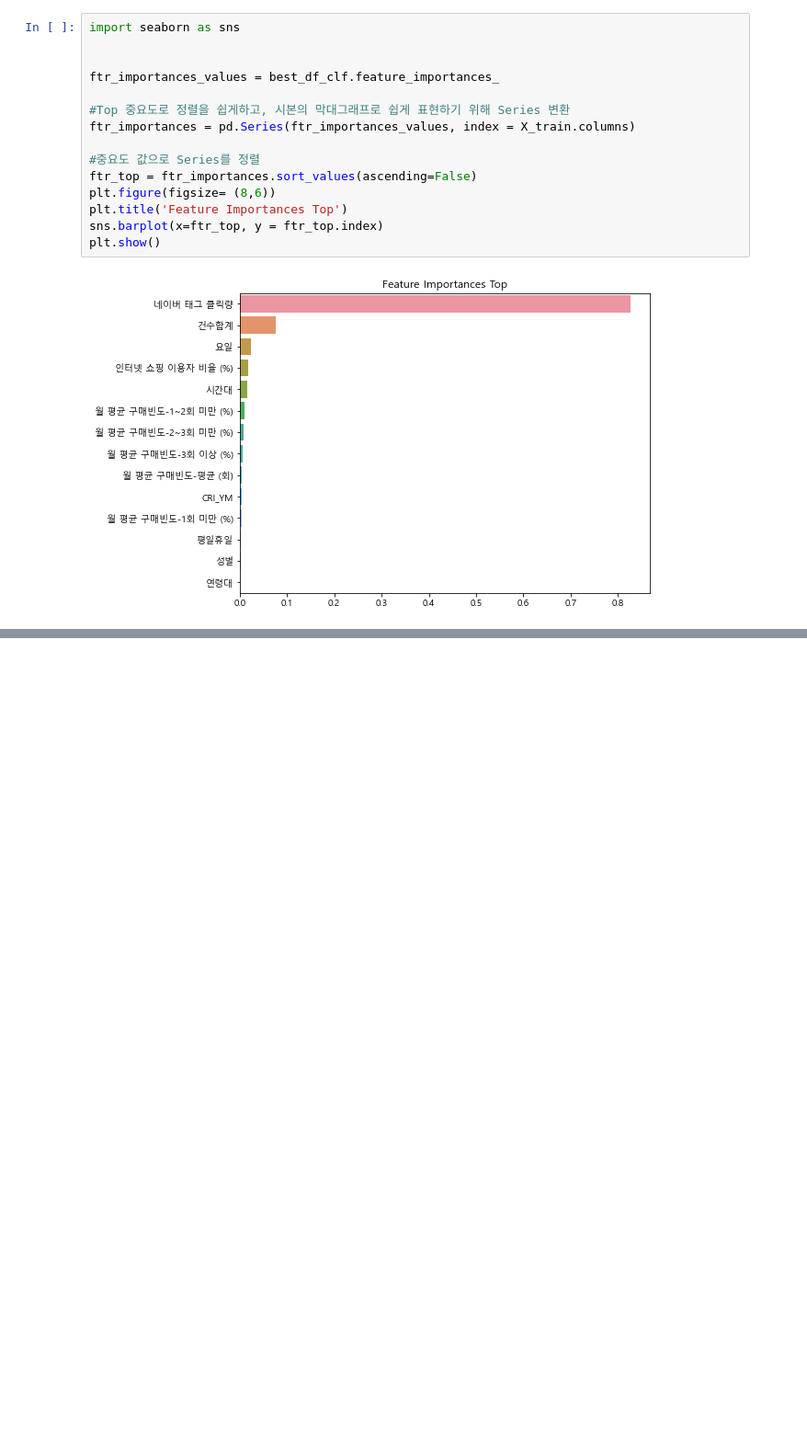
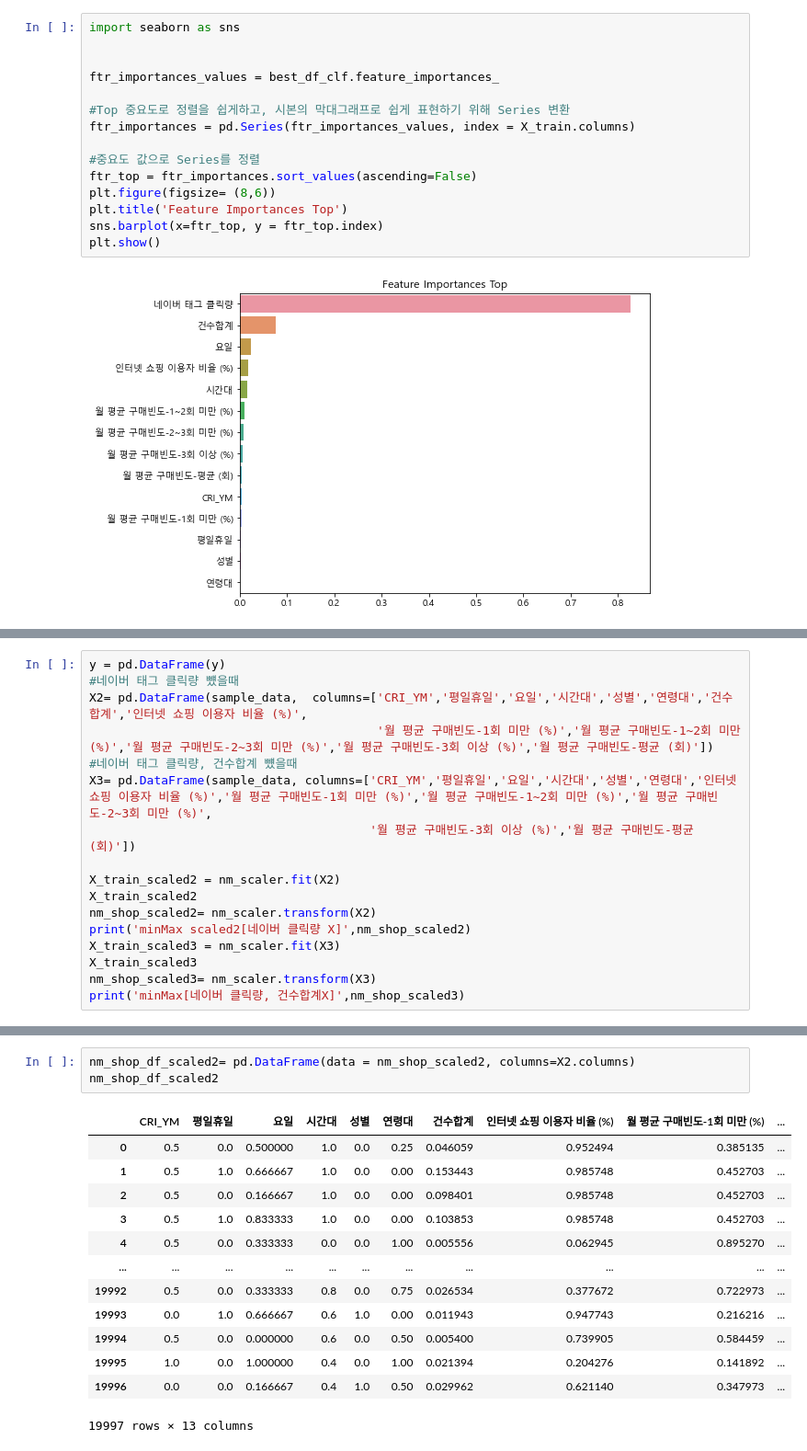
Before and after one commit to Shin-Sangseok/ShoppingMallAdd, a Jupyter notebook: Shop.ipynb, the cells around one changed output, grey strips where cells are left out. Shown at 92% size. Cells and saved outputs as stored; diff of their text form; blank space fills up the shorter version.

```diff
--- a/Shop.ipynb
+++ b/Shop.ipynb
@@ -315,0 +431,17 @@ plt.show()
+# %%
+y = pd.DataFrame(y)
+#네이버 태그 클릭량 뻈을때
+X2= pd.DataFrame(sample_data,  columns=['CRI_YM','평일휴일','요일','시간대','성별','연령대','건수합계','인터넷 쇼핑 이용자 비율 (%)',
+                                        '월 평균 구매빈도-1회 미만 (%)','월 평균 구매빈도-1~2회 미만 (%)','월 평균 구매빈도-2~3회 미만 (%)','월 평균 구매빈도-3회 이상 (%)','월 평균 구매빈도-평균 (회)'])
+#네이버 태그 클릭량, 건수합계 뻈을때
+X3= pd.DataFrame(sample_data, columns=['CRI_YM','평일휴일','요일','시간대','성별','연령대','인터넷 쇼핑 이용자 비율 (%)','월 평균 구매빈도-1회 미만 (%)','월 평균 구매빈도-1~2회 미만 (%)','월 평균 구매빈도-2~3회 미만 (%)',
+                                       '월 평균 구매빈도-3회 이상 (%)','월 평균 구매빈도-평균 (회)'])
+
+X_train_scaled2 = nm_scaler.fit(X2)
+X_train_scaled2
+nm_shop_scaled2= nm_scaler.transform(X2)
+print('minMax scaled2[네이버 클릭량 X]',nm_shop_scaled2)
+X_train_scaled3 = nm_scaler.fit(X3)
+X_train_scaled3
+nm_shop_scaled3= nm_scaler.transform(X3)
+print('minMax[네이버 클릭량, 건수합계X]',nm_shop_scaled3)
@@ -315,0 +463,17 @@ plt.show()
+# %%
+nm_shop_df_scaled2= pd.DataFrame(data = nm_shop_scaled2, columns=X2.columns)
+nm_shop_df_scaled2
+# %% [output]
+|  | CRI_YM | 평일휴일 | 요일 | 시간대 | 성별 | 연령대 | 건수합계 | 인터넷 쇼핑 이용자 비율 (%) | 월 평균 구매빈도-1회 미만 (%) | ... |
+| 0 | 0.5 | 0.0 | 0.500000 | 1.0 | 0.0 | 0.25 | 0.046059 | 0.952494 | 0.385135 | ... |
+| 1 | 0.5 | 1.0 | 0.666667 | 1.0 | 0.0 | 0.00 | 0.153443 | 0.985748 | 0.452703 | ... |
+| 2 | 0.5 | 0.0 | 0.166667 | 1.0 | 0.0 | 0.00 | 0.098401 | 0.985748 | 0.452703 | ... |
+| 3 | 0.5 | 1.0 | 0.833333 | 1.0 | 0.0 | 0.00 | 0.103853 | 0.985748 | 0.452703 | ... |
+| 4 | 0.5 | 0.0 | 0.333333 | 0.0 | 0.0 | 1.00 | 0.005556 | 0.062945 | 0.895270 | ... |
+| ... | ... | ... | ... | ... | ... | ... | ... | ... | ... | ... |
+| 19992 | 0.5 | 0.0 | 0.333333 | 0.8 | 0.0 | 0.75 | 0.026534 | 0.377672 | 0.722973 | ... |
+| 19993 | 0.0 | 1.0 | 0.666667 | 0.6 | 1.0 | 0.00 | 0.011943 | 0.947743 | 0.216216 | ... |
+| 19994 | 0.5 | 0.0 | 0.000000 | 0.6 | 0.0 | 0.50 | 0.005400 | 0.739905 | 0.584459 | ... |
+| 19995 | 1.0 | 0.0 | 1.000000 | 0.4 | 0.0 | 1.00 | 0.021394 | 0.204276 | 0.141892 | ... |
+| 19996 | 0.0 | 0.0 | 0.166667 | 0.4 | 1.0 | 0.50 | 0.029962 | 0.621140 | 0.347973 | ... |
+19997 rows × 13 columns
```
Also changed, not shown: parts of 18 cells of this notebook.
